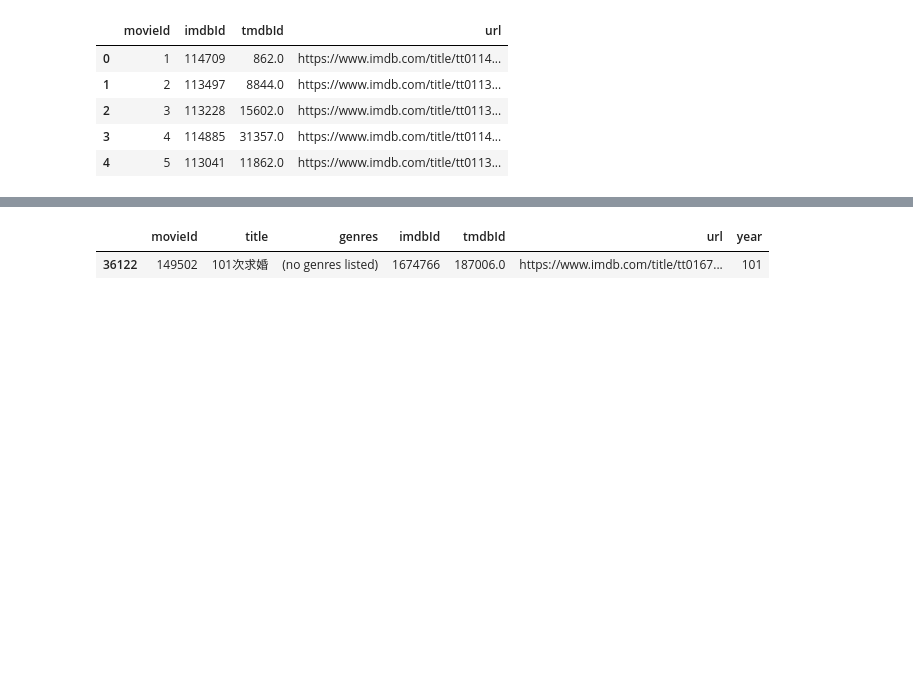
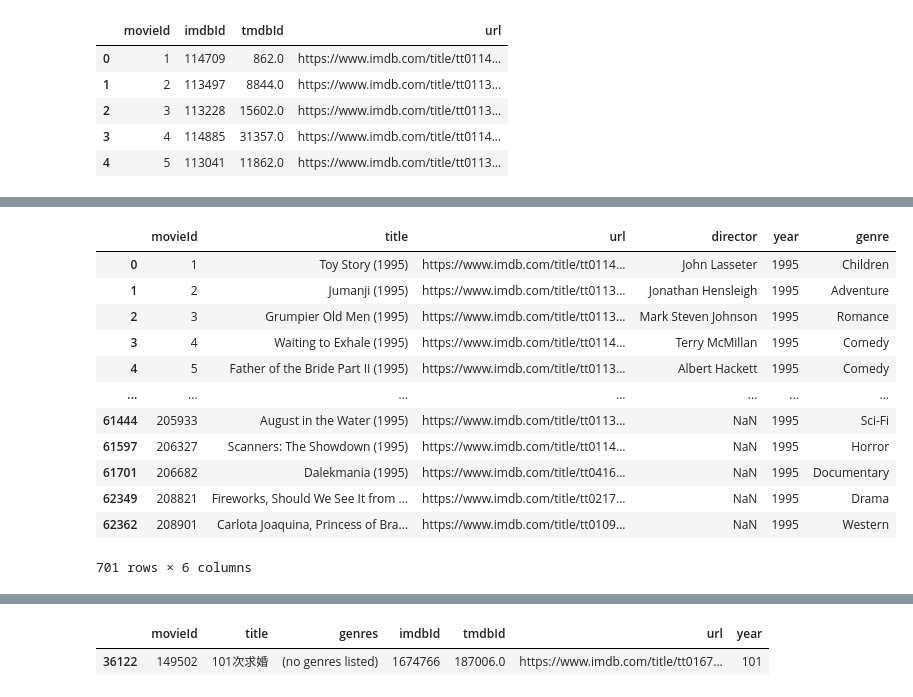
Before and after one commit to isichei-nnamdi/Team-JM5-unsupervised-predict-streamlit-template, a Jupyter notebook: ScrapingFunctions.ipynb, the cells around one changed output, grey strips where cells are left out. Cells and saved outputs as stored; diff of their text form; code cells hidden in the pictures; blank space fills up the shorter version.

```diff
--- a/ScrapingFunctions.ipynb
+++ b/ScrapingFunctions.ipynb
@@ -48,0 +162,16 @@ merged = movie.merge(link, how = 'left', on = 'movieId')
+# %%
+merged_data[merged_data['year'] == '1995']
+# %% [output]
+|  | movieId | title | url | director | year | genre |
+| 0 | 1 | Toy Story (1995) | https://www.imdb.com/title/tt0114... | John Lasseter | 1995 | Children |
+| 1 | 2 | Jumanji (1995) | https://www.imdb.com/title/tt0113... | Jonathan Hensleigh | 1995 | Adventure |
+| 2 | 3 | Grumpier Old Men (1995) | https://www.imdb.com/title/tt0113... | Mark Steven Johnson | 1995 | Romance |
+| 3 | 4 | Waiting to Exhale (1995) | https://www.imdb.com/title/tt0114... | Terry McMillan | 1995 | Comedy |
+| 4 | 5 | Father of the Bride Part II (1995) | https://www.imdb.com/title/tt0113... | Albert Hackett | 1995 | Comedy |
+| ... | ... | ... | ... | ... | ... | ... |
+| 61444 | 205933 | August in the Water (1995) | https://www.imdb.com/title/tt0113... | NaN | 1995 | Sci-Fi |
+| 61597 | 206327 | Scanners: The Showdown (1995) | https://www.imdb.com/title/tt0114... | NaN | 1995 | Horror |
+| 61701 | 206682 | Dalekmania (1995) | https://www.imdb.com/title/tt0416... | NaN | 1995 | Documentary |
+| 62349 | 208821 | Fireworks, Should We See It from ... | https://www.imdb.com/title/tt0217... | NaN | 1995 | Drama |
+| 62362 | 208901 | Carlota Joaquina, Princess of Bra... | https://www.imdb.com/title/tt0109... | NaN | 1995 | Western |
+701 rows × 6 columns
```
Also changed, not shown: parts of 79 cells of this notebook, 13 other files.
